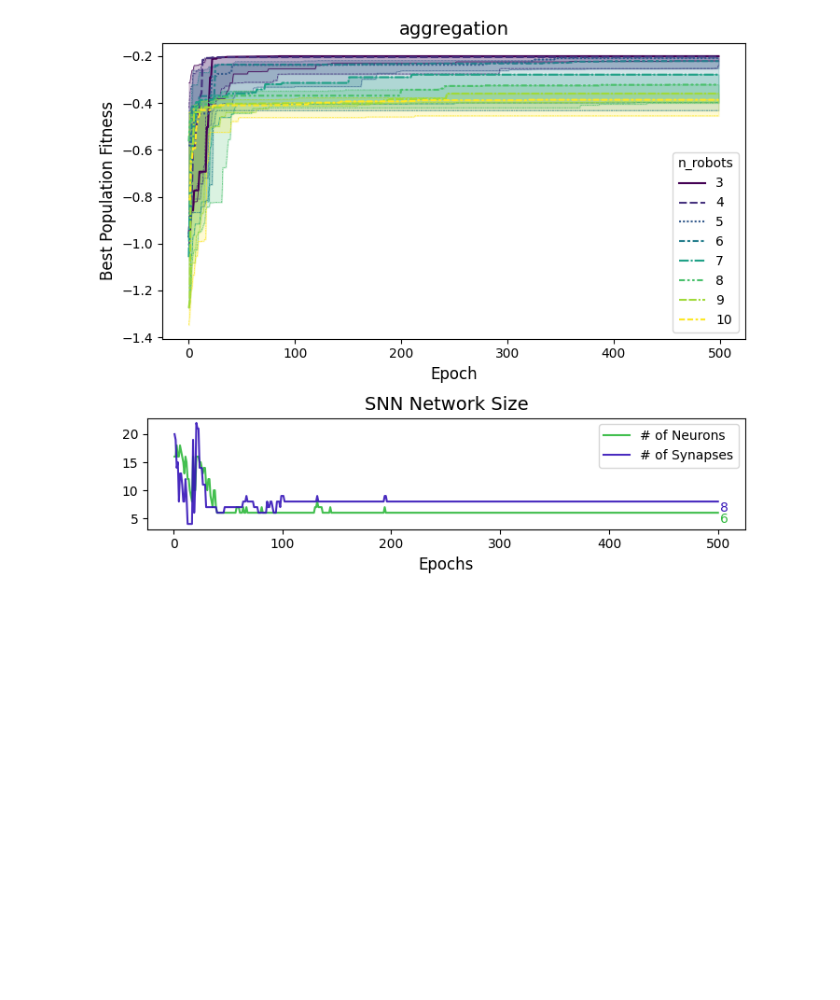
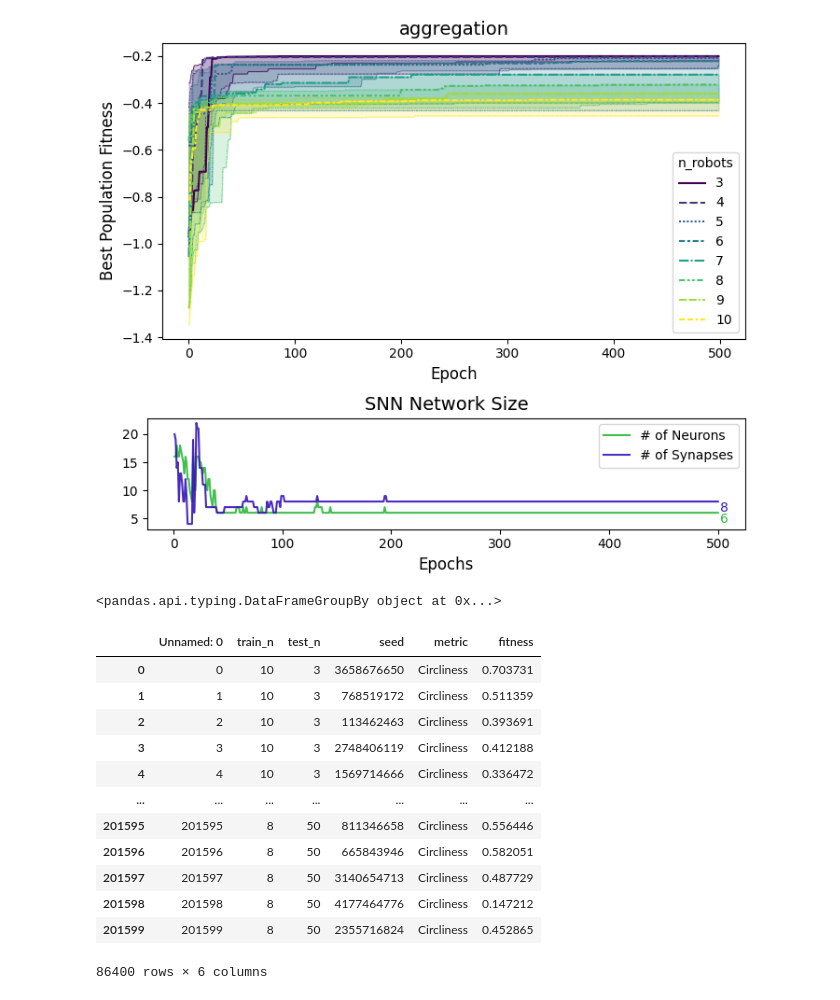
Before and after one commit to kenblu24/neuroswarm, a Jupyter notebook: plots_2026.ipynb, the cells around one changed output. Drawn from its saved outputs; the diff is of its cells as text; code cells hidden in the pictures; blank space fills up the shorter version.

```diff
--- a/plots_2026.ipynb
+++ b/plots_2026.ipynb
@@ -771,3 +771,25 @@ plot_shadow_netsize('aggregation')
 (<Figure size 700x600 with 2 Axes>,
  <seaborn.relational._LinePlotter at 0x...>)
 [figure]
+# %%
+mill_vs_n_path = pl.Path('results/mill_vs_n-20260907-1000t-test.csv')
+mvndf = pd.read_csv(mill_vs_n_path)
+mvndf.groupby(['test_n', 'train_n']).agg({'fitness': ['mean', 'std']})
+# %% [output]
+<pandas.api.typing.DataFrameGroupBy object at 0x...>
+# %%
+mvndf[mvndf['train_n'].isin((4, 6, 8, 10, 25, 50))]
+# %% [output]
+|  | Unnamed: 0 | train_n | test_n | seed | metric | fitness |
+| 0 | 0 | 10 | 3 | 3658676650 | Circliness | 0.703731 |
+| 1 | 1 | 10 | 3 | 768519172 | Circliness | 0.511359 |
+| 2 | 2 | 10 | 3 | 113462463 | Circliness | 0.393691 |
+| 3 | 3 | 10 | 3 | 2748406119 | Circliness | 0.412188 |
+| 4 | 4 | 10 | 3 | 1569714666 | Circliness | 0.336472 |
+| ... | ... | ... | ... | ... | ... | ... |
+| 201595 | 201595 | 8 | 50 | 811346658 | Circliness | 0.556446 |
+| 201596 | 201596 | 8 | 50 | 665843946 | Circliness | 0.582051 |
+| 201597 | 201597 | 8 | 50 | 3140654713 | Circliness | 0.487729 |
+| 201598 | 201598 | 8 | 50 | 4177464776 | Circliness | 0.147212 |
+| 201599 | 201599 | 8 | 50 | 2355716824 | Circliness | 0.452865 |
+86400 rows × 6 columns
```
Also changed, not shown: parts of 1 cell of this notebook.
